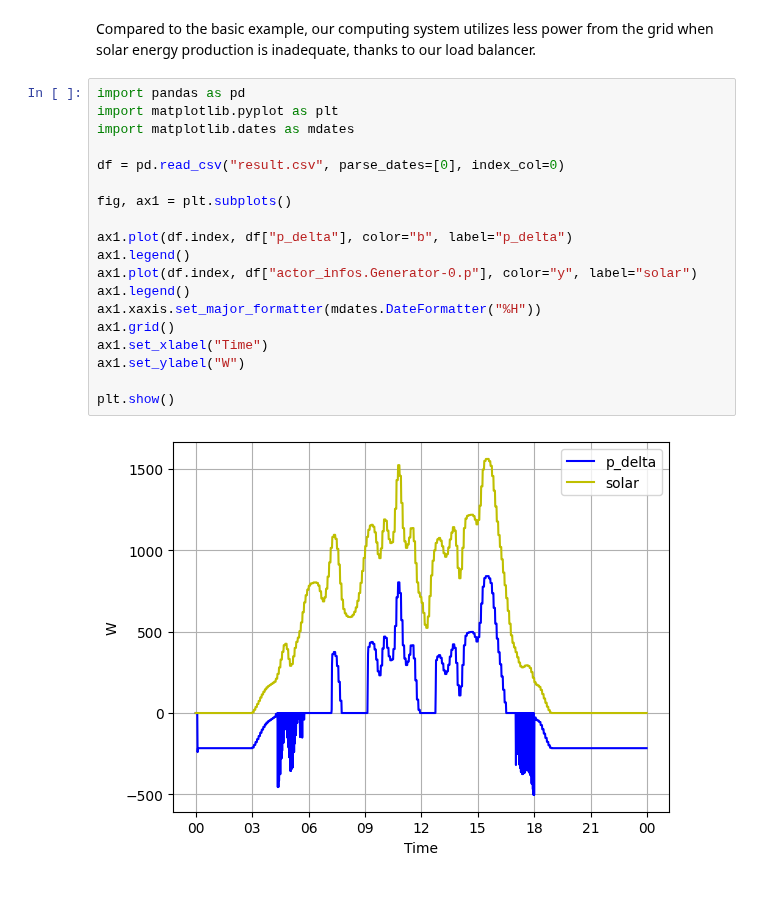
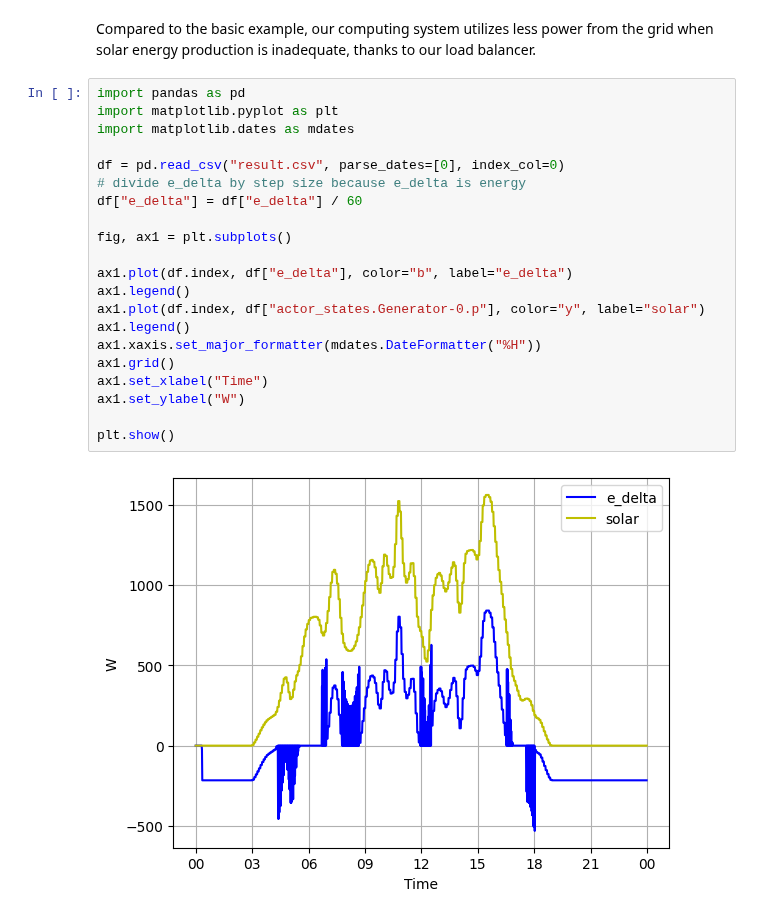
Before and after one commit to dos-group/vessim, a Jupyter notebook: examples/controller_example.ipynb, the cells around one changed output. Saved outputs shown, nothing was run; the diff lists cells and outputs as text.

Commit message:
adjusted examples to new e_delta

```diff
--- a/examples/controller_example.ipynb
+++ b/examples/controller_example.ipynb
@@ -82,21 +80,23 @@ Compared to the basic example, our computing system utilizes less power from the
 # %%
 import pandas as pd
 import matplotlib.pyplot as plt
 import matplotlib.dates as mdates
 
 df = pd.read_csv("result.csv", parse_dates=[0], index_col=0)
+# divide e_delta by step size because e_delta is energy
+df["e_delta"] = df["e_delta"] / 60
 
 fig, ax1 = plt.subplots()
 
-ax1.plot(df.index, df["p_delta"], color="b", label="p_delta")
+ax1.plot(df.index, df["e_delta"], color="b", label="e_delta")
 ax1.legend()
-ax1.plot(df.index, df["actor_infos.Generator-0.p"], color="y", label="solar")
+ax1.plot(df.index, df["actor_states.Generator-0.p"], color="y", label="solar")
 ax1.legend()
 ax1.xaxis.set_major_formatter(mdates.DateFormatter("%H"))
 ax1.grid()
 ax1.set_xlabel("Time")
 ax1.set_ylabel("W")
 
 plt.show()
 # %% [output]
-[figure, old version]
+[figure, new version]
```
Also changed, not shown: parts of 2 cells of this notebook, 1 other file.
